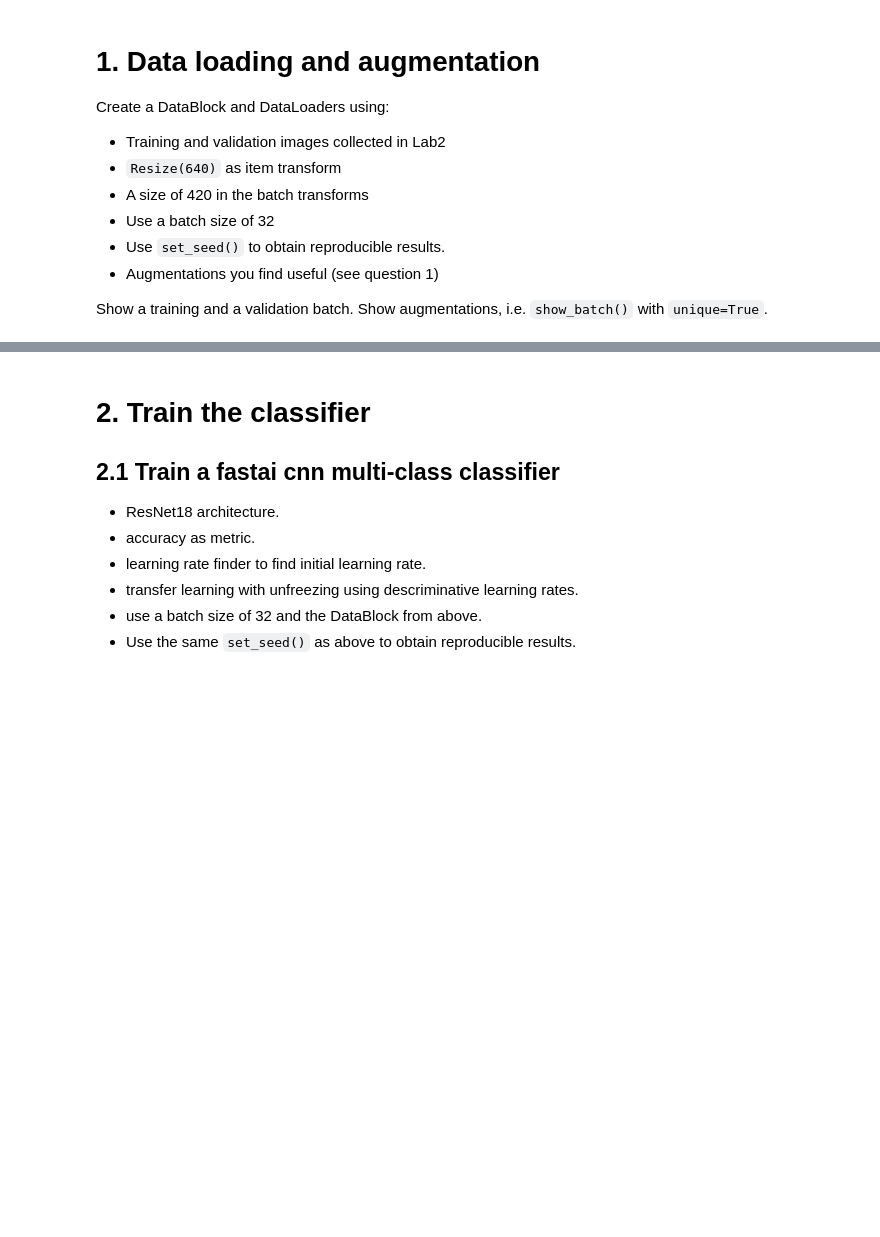
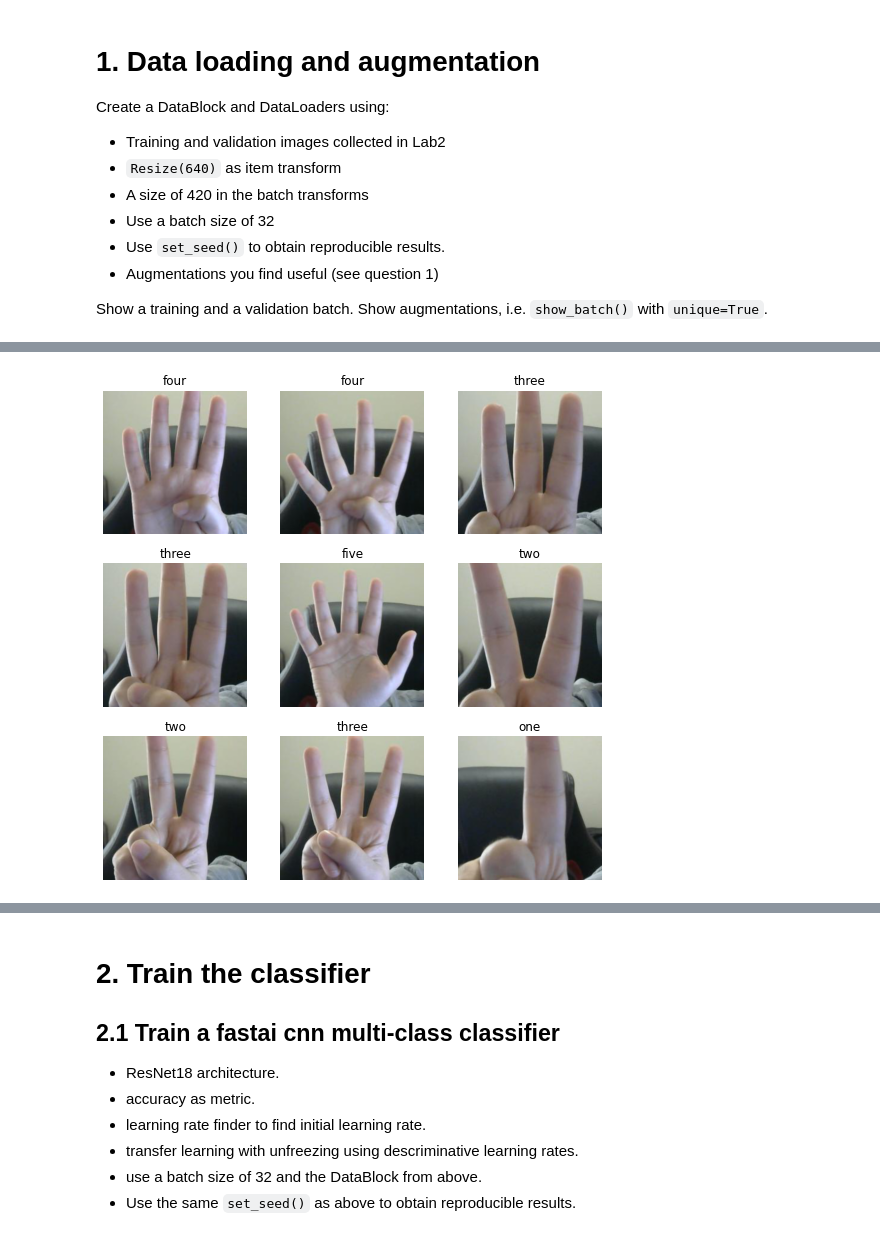
Before and after one commit to samson7722/s-m-gaming, a Jupyter notebook: lab3_train_finger_count.ipynb, the cells around one changed output, grey strips where cells are left out. Saved outputs shown, nothing was run; the diff lists cells and outputs as text; code cells hidden in the pictures; blank space fills up the shorter version.

```diff
--- a/lab3_train_finger_count.ipynb
+++ b/lab3_train_finger_count.ipynb
@@ -51,0 +47,5 @@ dls.show_batch(nrows=1, ncols=3, unique=True)
+# %%
+
+dls.valid.show_batch()
+# %% [output]
+[figure, added]
```
Also changed, not shown: parts of 27 cells of this notebook.
